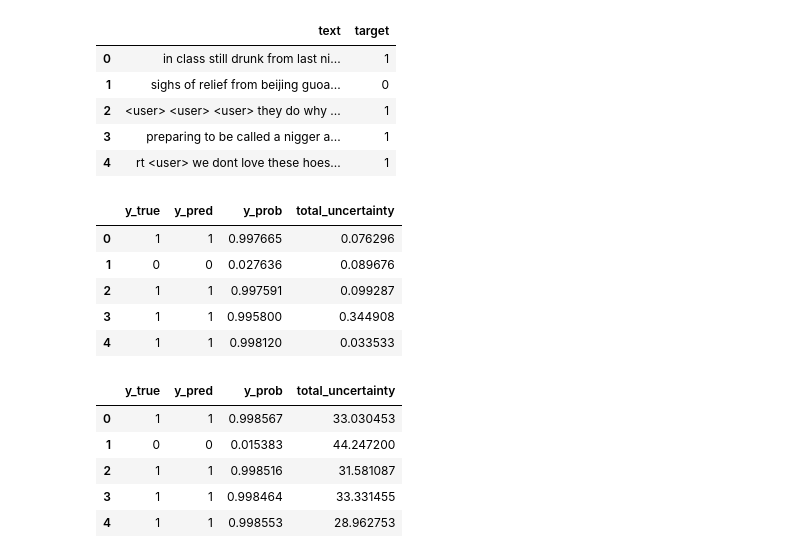
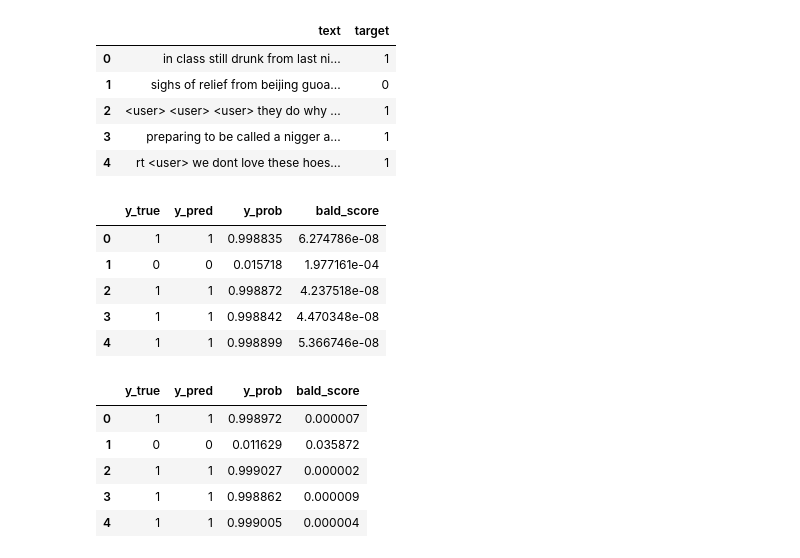
Before and after one commit to jsonnenburg/real-time-uncertainty-text-classification, a Jupyter notebook: analysis/student_error_analysis.ipynb, the cells around one changed output. Drawn from its saved outputs; the diff is of its cells as text; code cells hidden in the pictures.

```diff
--- a/analysis/student_error_analysis.ipynb
+++ b/analysis/student_error_analysis.ipynb
@@ -33,32 +33,32 @@ with open('../out/bert_student/aleatoric_and_epistemic/m5_k10/e2/results/results
 # %%
 teacher_mcd_predictions = pd.DataFrame({'y_true': teacher_mcd_results['y_true'],
                                         'y_pred': teacher_mcd_results['y_pred'],
                                         'y_prob': teacher_mcd_results['y_prob'],
-                                        'total_uncertainty': teacher_mcd_results['total_uncertainty'],
+                                        'bald_score': teacher_mcd_results['bald_score'],
                                        },
                                        index=df_test.index)
 
 teacher_mcd_predictions.head()
 # %% [output]
-|  | y_true | y_pred | y_prob | total_uncertainty |
-| 0 | 1 | 1 | 0.997665 | 0.076296 |
-| 1 | 0 | 0 | 0.027636 | 0.089676 |
-| 2 | 1 | 1 | 0.997591 | 0.099287 |
-| 3 | 1 | 1 | 0.995800 | 0.344908 |
-| 4 | 1 | 1 | 0.998120 | 0.033533 |
+|  | y_true | y_pred | y_prob | bald_score |
+| 0 | 1 | 1 | 0.998835 | 6.274786e-08 |
+| 1 | 0 | 0 | 0.015718 | 1.977161e-04 |
+| 2 | 1 | 1 | 0.998872 | 4.237518e-08 |
+| 3 | 1 | 1 | 0.998842 | 4.470348e-08 |
+| 4 | 1 | 1 | 0.998899 | 5.366746e-08 |
 # %%
 student_mcd_predictions = pd.DataFrame({'y_true': student_mcd_results['y_true'],
                                         'y_pred': student_mcd_results['y_pred'],
                                         'y_prob': student_mcd_results['y_prob'],
-                                        'total_uncertainty': student_mcd_results['total_uncertainty'],
+                                        'bald_score': student_mcd_results['bald_score'],
                                        },
                                        index=df_test.index)
 
 student_mcd_predictions.head()
 # %% [output]
-|  | y_true | y_pred | y_prob | total_uncertainty |
-| 0 | 1 | 1 | 0.998567 | 33.030453 |
-| 1 | 0 | 0 | 0.015383 | 44.247200 |
-| 2 | 1 | 1 | 0.998516 | 31.581087 |
-| 3 | 1 | 1 | 0.998464 | 33.331455 |
-| 4 | 1 | 1 | 0.998553 | 28.962753 |
+|  | y_true | y_pred | y_prob | bald_score |
+| 0 | 1 | 1 | 0.998972 | 0.000007 |
+| 1 | 0 | 0 | 0.011629 | 0.035872 |
+| 2 | 1 | 1 | 0.999027 | 0.000002 |
+| 3 | 1 | 1 | 0.998862 | 0.000009 |
+| 4 | 1 | 1 | 0.999005 | 0.000004 |
```
Also changed, not shown: parts of 10 cells of this notebook, 3 other files.
